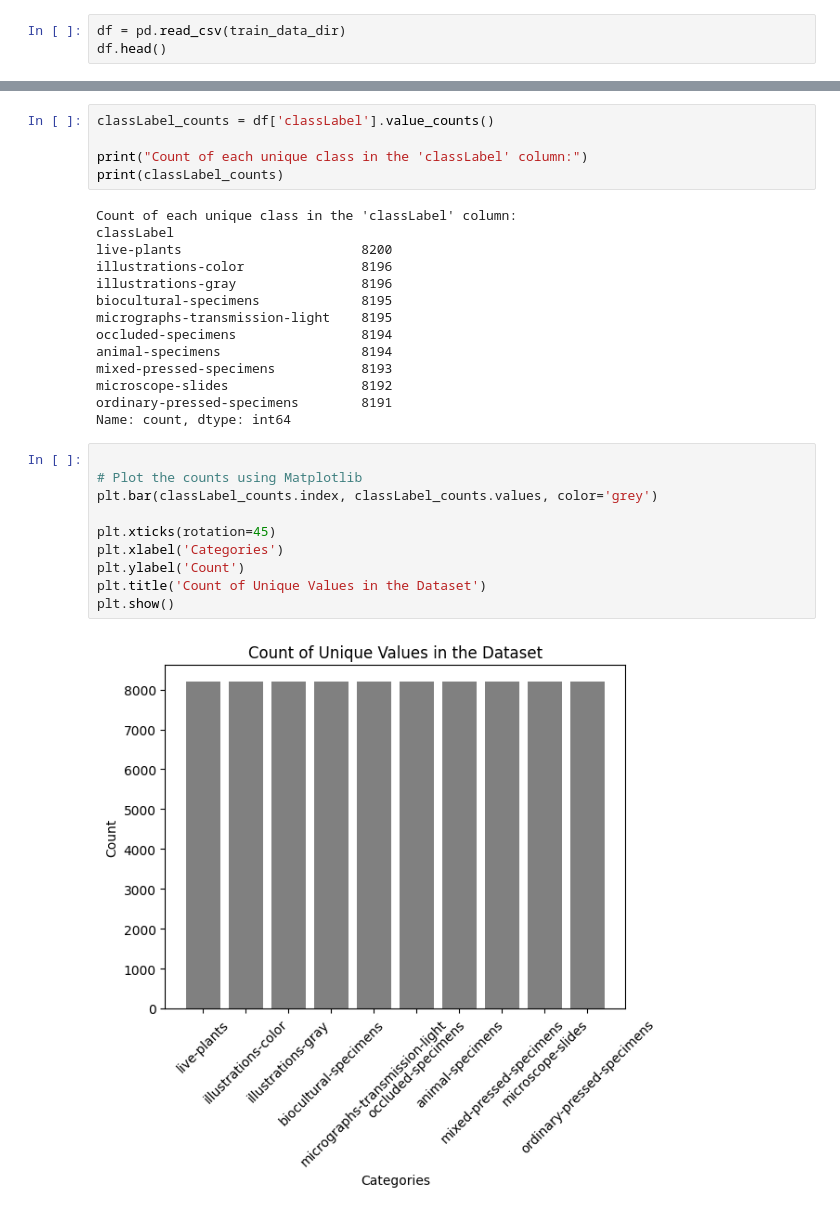
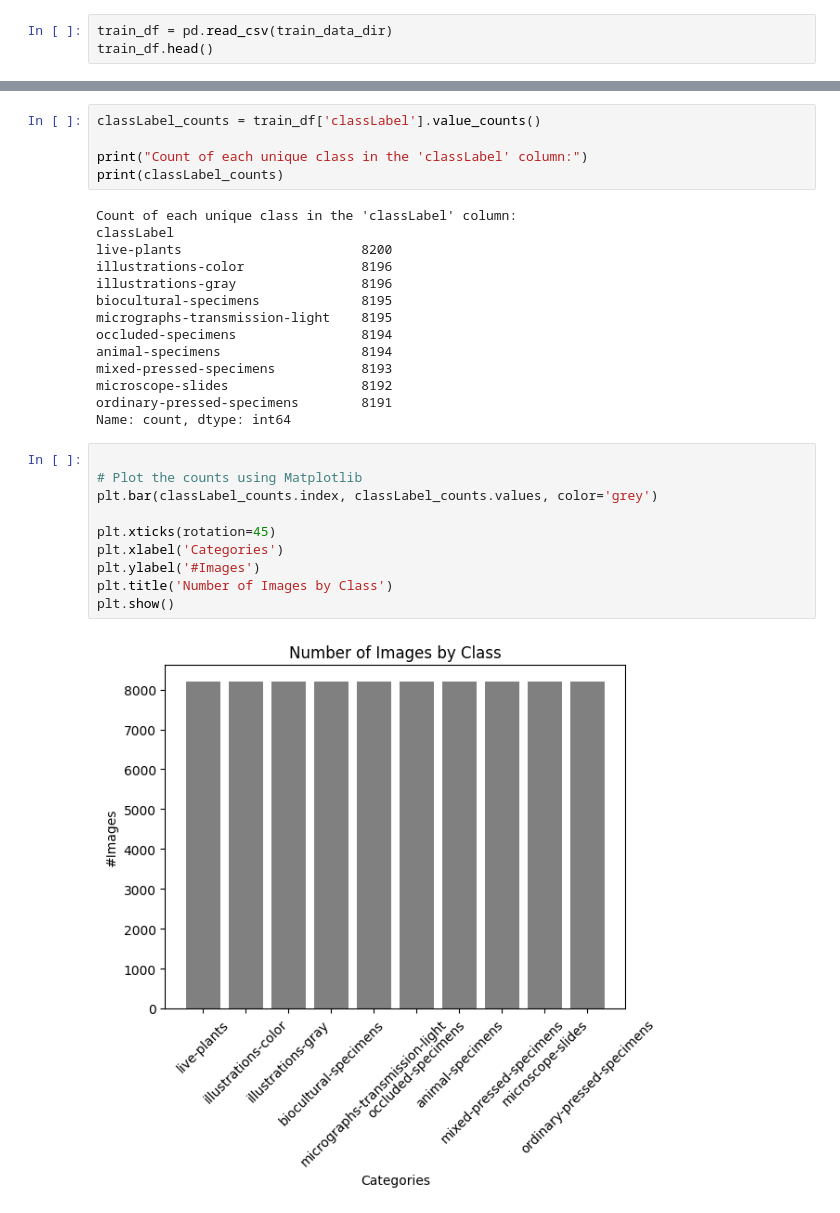
Before and after one commit to unclebinary1001/Titanic, a Jupyter notebook: notebook-000024.ipynb, the cells around one changed output, grey strips where cells are left out. Cells and saved outputs as stored; diff of their text form.

```diff
--- a/notebook-000024.ipynb
+++ b/notebook-000024.ipynb
@@ -22,6 +28,6 @@ validation_img_dir = '/kaggle/input/bttai-nybg-2024/BTTAIxNYBG-validation/BTTAIx
 # %%
-df = pd.read_csv(train_data_dir)
-df.head()
+train_df = pd.read_csv(train_data_dir)
+train_df.head()
 # %% [output]
 |  | uniqueID | classLabel | classID | source | imageFile |
 | 0 | 2 | occluded-specimens | 8 | L | a1a8b48e8cb142b3.jpg |
@@ -47,5 +101,5 @@ PIL.Image.open(image_path).resize((400, 400))
 # %%
-classLabel_counts = df['classLabel'].value_counts()
+classLabel_counts = train_df['classLabel'].value_counts()
 
 print("Count of each unique class in the 'classLabel' column:")
 print(classLabel_counts)
@@ -66,12 +120,12 @@ Name: count, dtype: int64
 # %%
 
 # Plot the counts using Matplotlib
 plt.bar(classLabel_counts.index, classLabel_counts.values, color='grey')
 
 plt.xticks(rotation=45)
 plt.xlabel('Categories')
-plt.ylabel('Count')
-plt.title('Count of Unique Values in the Dataset')
+plt.ylabel('#Images')
+plt.title('Number of Images by Class')
 plt.show()
 # %% [output]
-[figure, old version]
+[figure, new version]
```
Also changed, not shown: parts of 11 cells of this notebook.
